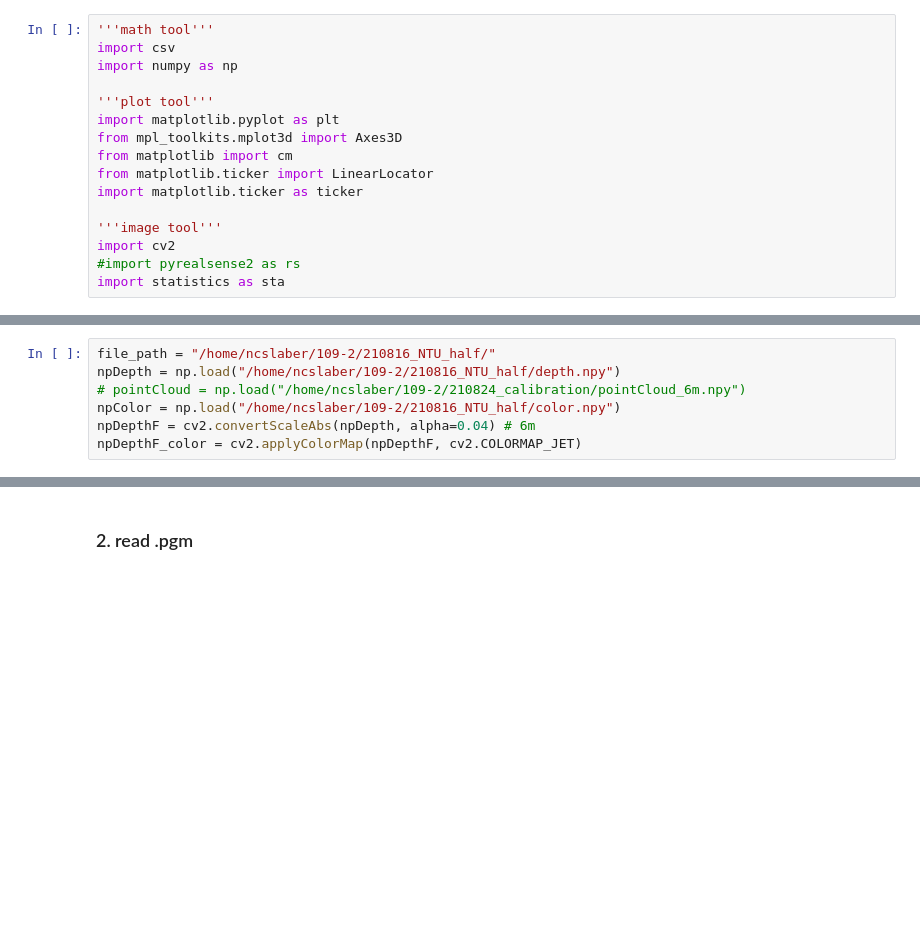
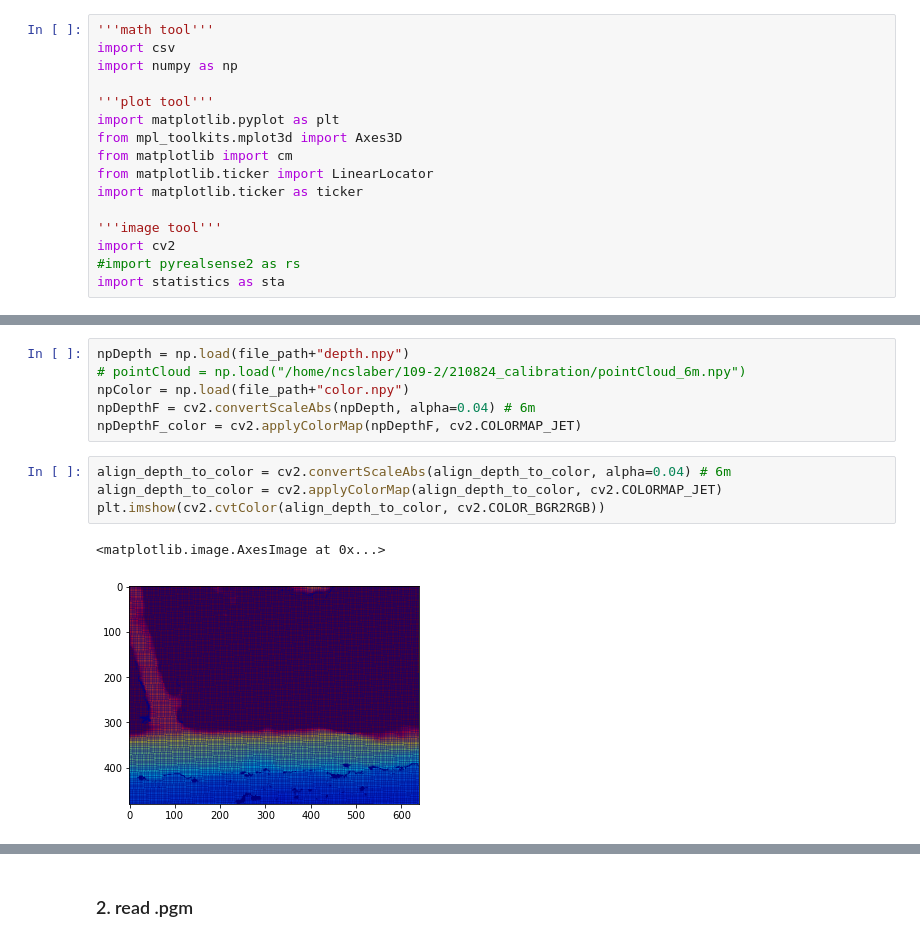
Before and after one commit to Chen-Yu-Qiang/mapping_explorer, a Jupyter notebook: jupyterNotebook/image_util.ipynb, the cells around one changed output, grey strips where cells are left out. Saved outputs shown, nothing was run; the diff lists cells and outputs as text; blank space fills up the shorter version.

```diff
--- a/jupyterNotebook/image_util.ipynb
+++ b/jupyterNotebook/image_util.ipynb
@@ -19,8 +27,14 @@ import statistics as sta
 # %%
-file_path = "/home/ncslaber/109-2/210816_NTU_half/"
-npDepth = np.load("/home/ncslaber/109-2/210816_NTU_half/depth.npy")
+npDepth = np.load(file_path+"depth.npy")
 # pointCloud = np.load("/home/ncslaber/109-2/210824_calibration/pointCloud_6m.npy")
-npColor = np.load("/home/ncslaber/109-2/210816_NTU_half/color.npy")
+npColor = np.load(file_path+"color.npy")
 npDepthF = cv2.convertScaleAbs(npDepth, alpha=0.04) # 6m
 npDepthF_color = cv2.applyColorMap(npDepthF, cv2.COLORMAP_JET)
+# %%
+align_depth_to_color = cv2.convertScaleAbs(align_depth_to_color, alpha=0.04) # 6m
+align_depth_to_color = cv2.applyColorMap(align_depth_to_color, cv2.COLORMAP_JET)
+plt.imshow(cv2.cvtColor(align_depth_to_color, cv2.COLOR_BGR2RGB))
+# %% [output]
+<matplotlib.image.AxesImage at 0x...>
+[figure, added]
 # %%
```
Also changed, not shown: parts of 8 cells of this notebook, 1 other file.
